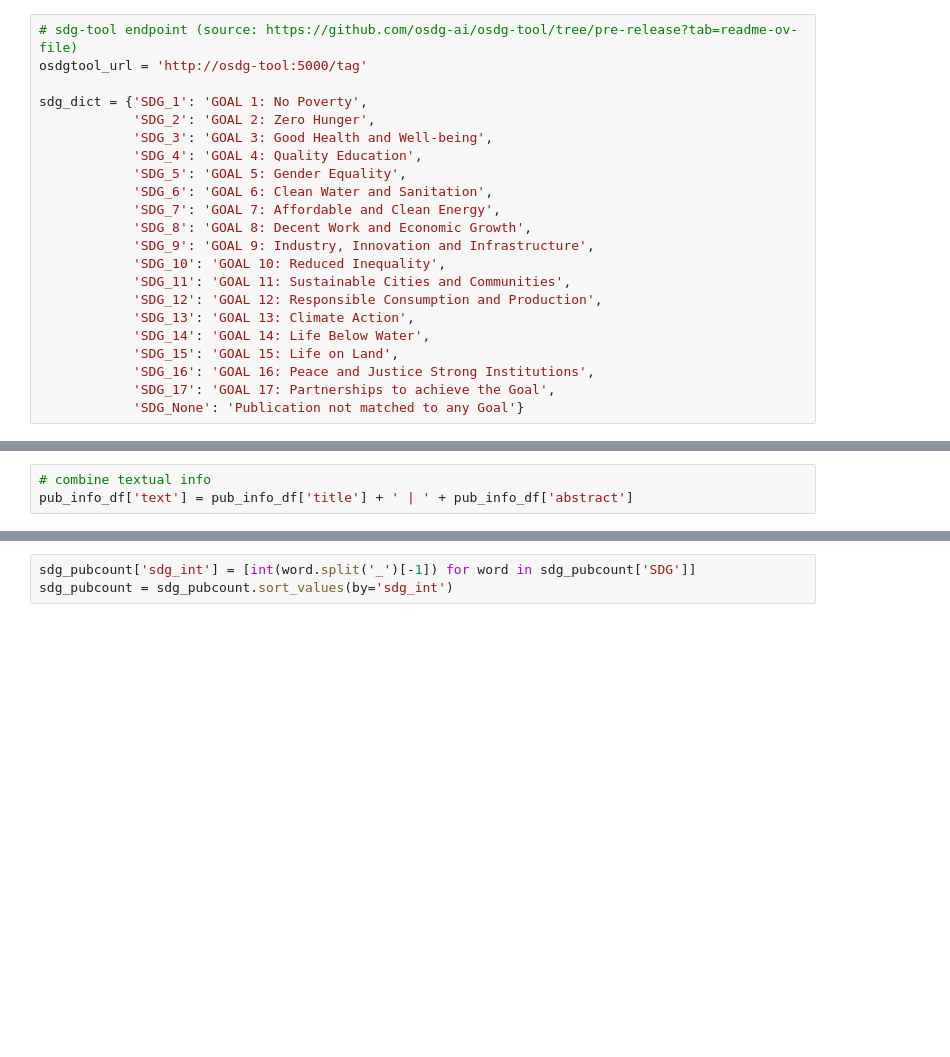
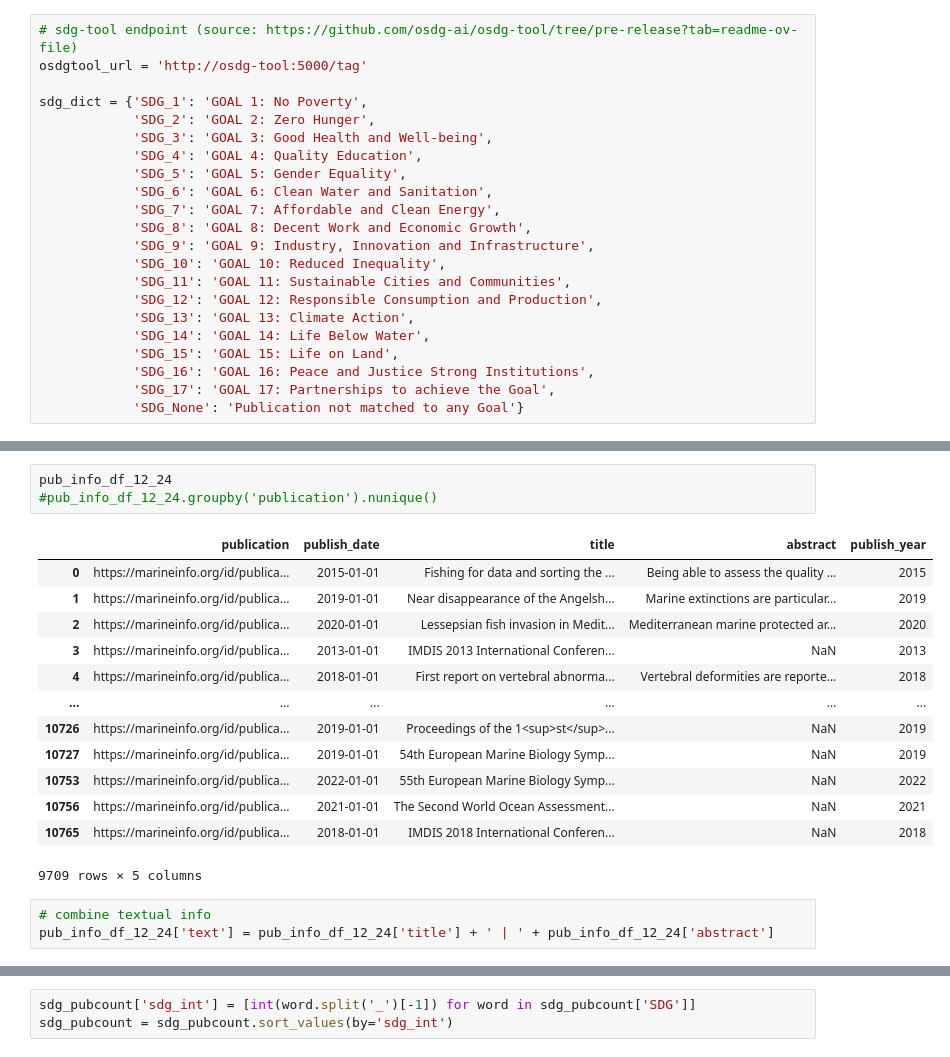
Before and after one commit to lifewatch/user-analysis-2023, a Jupyter notebook: notebooks/3_sdg_stats.ipynb, the cells around one changed output, grey strips where cells are left out. Drawn from its saved outputs; the diff is of its cells as text; blank space fills up the shorter version.

```diff
--- a/notebooks/3_sdg_stats.ipynb
+++ b/notebooks/3_sdg_stats.ipynb
@@ -45,5 +71,22 @@ pub_info_df
+# %%
+pub_info_df_12_24
+#pub_info_df_12_24.groupby('publication').nunique()
+# %% [output]
+|  | publication | publish_date | title | abstract | publish_year |
+| 0 | https://marineinfo.org/id/publica... | 2015-01-01 | Fishing for data and sorting the ... | Being able to assess the quality ... | 2015 |
+| 1 | https://marineinfo.org/id/publica... | 2019-01-01 | Near disappearance of the Angelsh... | Marine extinctions are particular... | 2019 |
+| 2 | https://marineinfo.org/id/publica... | 2020-01-01 | Lessepsian fish invasion in Medit... | Mediterranean marine protected ar... | 2020 |
+| 3 | https://marineinfo.org/id/publica... | 2013-01-01 | IMDIS 2013 International Conferen... | NaN | 2013 |
+| 4 | https://marineinfo.org/id/publica... | 2018-01-01 | First report on vertebral abnorma... | Vertebral deformities are reporte... | 2018 |
+| ... | ... | ... | ... | ... | ... |
+| 10726 | https://marineinfo.org/id/publica... | 2019-01-01 | Proceedings of the 1<sup>st</sup>... | NaN | 2019 |
+| 10727 | https://marineinfo.org/id/publica... | 2019-01-01 | 54th European Marine Biology Symp... | NaN | 2019 |
+| 10753 | https://marineinfo.org/id/publica... | 2022-01-01 | 55th European Marine Biology Symp... | NaN | 2022 |
+| 10756 | https://marineinfo.org/id/publica... | 2021-01-01 | The Second World Ocean Assessment... | NaN | 2021 |
+| 10765 | https://marineinfo.org/id/publica... | 2018-01-01 | IMDIS 2018 International Conferen... | NaN | 2018 |
+9709 rows × 5 columns
 # %%
 # combine textual info
-pub_info_df['text'] = pub_info_df['title'] + ' | ' + pub_info_df['abstract']
+pub_info_df_12_24['text'] = pub_info_df_12_24['title'] + ' | ' + pub_info_df_12_24['abstract']
 # %%
 # initialize empty columns
```
Also changed, not shown: parts of 12 cells of this notebook, 1 other file.
